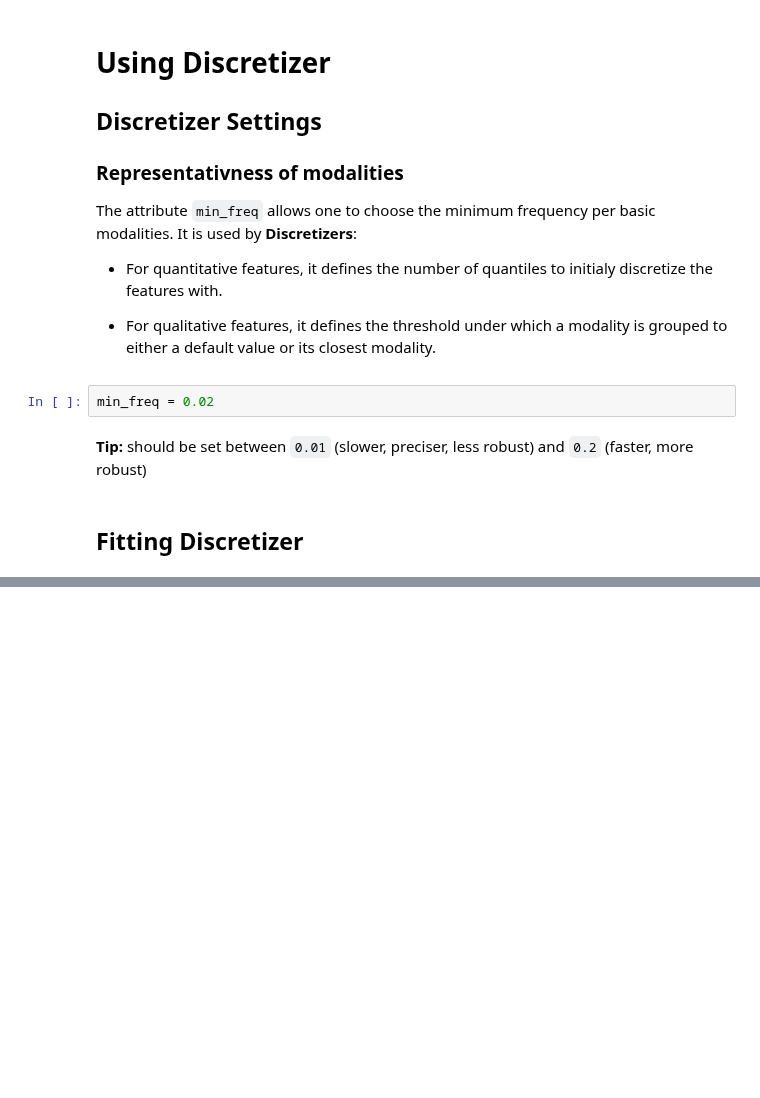
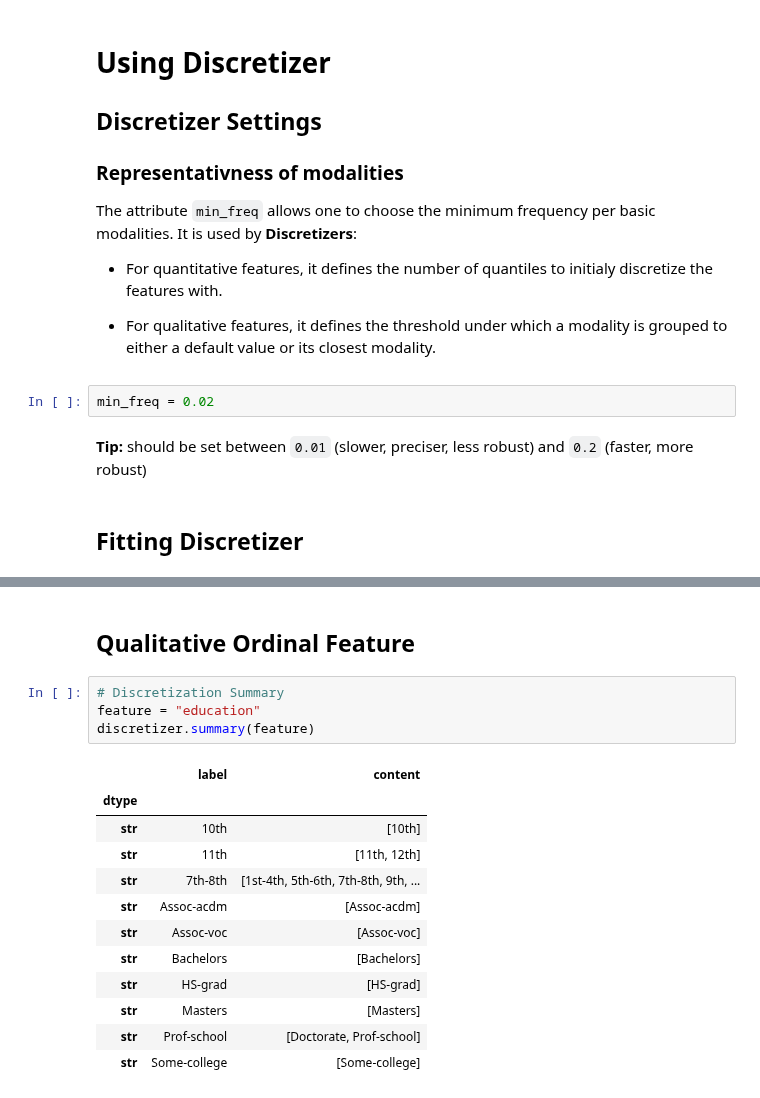
Before and after one commit to mdefrance/AutoCarver, a Jupyter notebook: docs/source/examples/Discretizers/CompletePipeline/Discretizer.ipynb, the cells around one changed output, grey strips where cells are left out. Cells and saved outputs as stored; diff of their text form; blank space fills up the shorter version.

```diff
--- a/docs/source/examples/Discretizers/CompletePipeline/Discretizer.ipynb
+++ b/docs/source/examples/Discretizers/CompletePipeline/Discretizer.ipynb
@@ -278,0 +379,19 @@ train_set_processed = discretizer.fit_transform(train_set, (train_set[target] ==
+# %% [markdown]
+## Qualitative Ordinal Feature
+# %%
+# Discretization Summary
+feature = "education"
+discretizer.summary(feature)
+# %% [output]
+|  | label | content |
+| dtype |  |  |
+| str | 10th | [10th] |
+| str | 11th | [11th, 12th] |
+| str | 7th-8th | [1st-4th, 5th-6th, 7th-8th, 9th, ... |
+| str | Assoc-acdm | [Assoc-acdm] |
+| str | Assoc-voc | [Assoc-voc] |
+| str | Bachelors | [Bachelors] |
+| str | HS-grad | [HS-grad] |
+| str | Masters | [Masters] |
+| str | Prof-school | [Doctorate, Prof-school] |
+| str | Some-college | [Some-college] |
```
Also changed, not shown: parts of 39 cells of this notebook, 20 other files.
